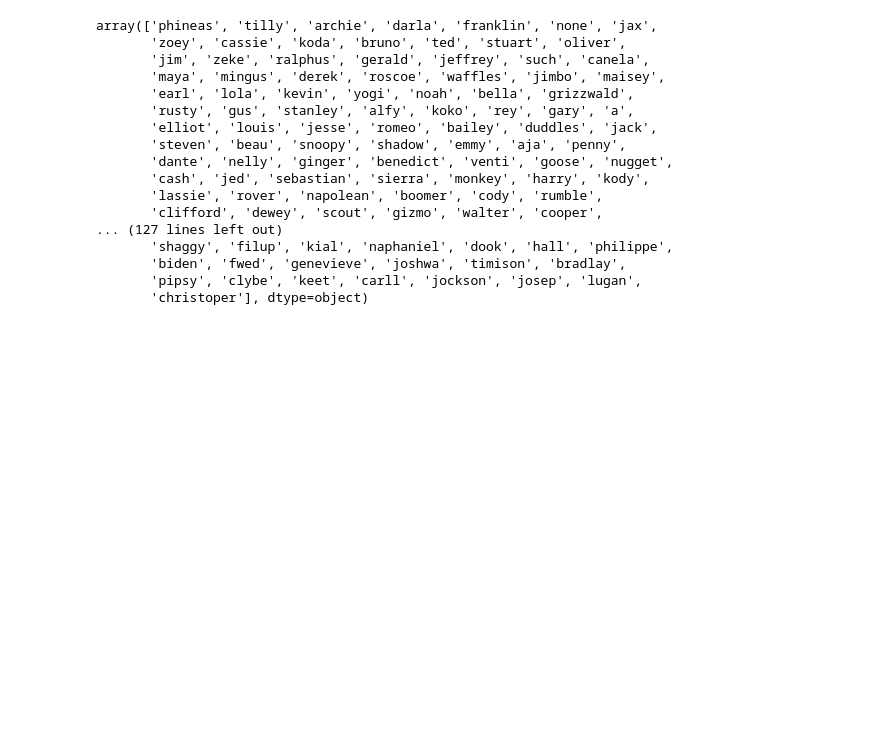
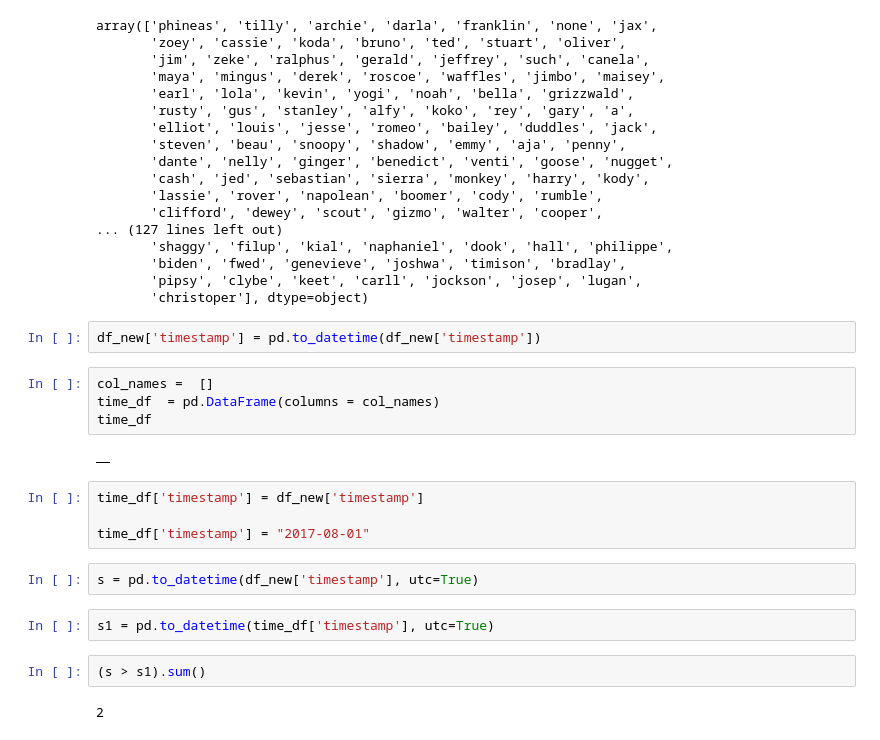
Before and after one commit to yufrances90/Wrangle-and-Analyze-Data, a Jupyter notebook: lab/1.ipynb, the cells around one changed output. Drawn from its saved outputs; the diff is of its cells as text; blank space fills up the shorter version.

```diff
--- a/lab/1.ipynb
+++ b/lab/1.ipynb
@@ -215,3 +208,23 @@ array(['phineas', 'tilly', 'archie', 'darla', 'franklin', 'none', 'jax',
        'biden', 'fwed', 'genevieve', 'joshwa', 'timison', 'bradlay',
        'pipsy', 'clybe', 'keet', 'carll', 'jockson', 'josep', 'lugan',
        'christoper'], dtype=object)
+# %%
+df_new['timestamp'] = pd.to_datetime(df_new['timestamp'])
+# %%
+col_names =  []
+time_df  = pd.DataFrame(columns = col_names)
+time_df
+# %% [output]
+|  |
+# %%
+time_df['timestamp'] = df_new['timestamp']
+
+time_df['timestamp'] = "2017-08-01"
+# %%
+s = pd.to_datetime(df_new['timestamp'], utc=True)
+# %%
+s1 = pd.to_datetime(time_df['timestamp'], utc=True)
+# %%
+(s > s1).sum()
+# %% [output]
+2
```
Also changed, not shown: parts of 2 cells of this notebook, 2 other files.
